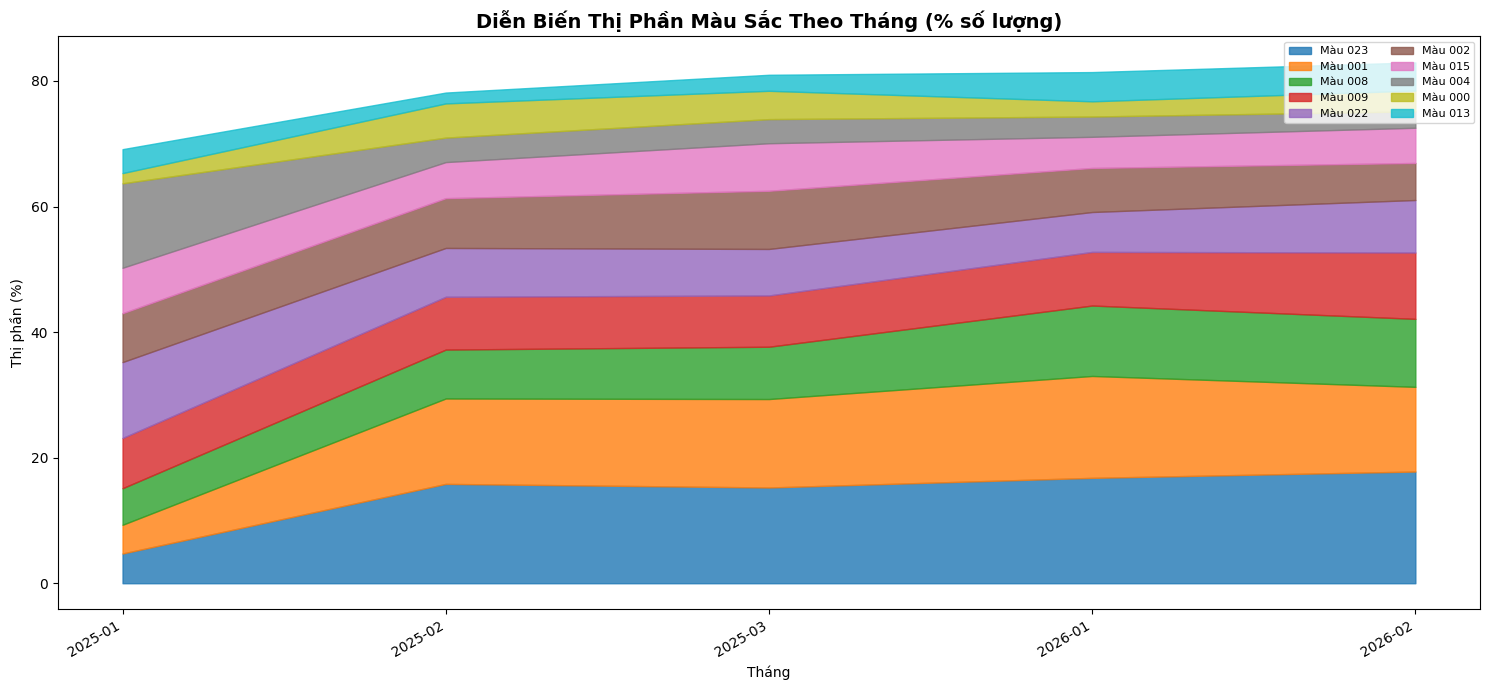
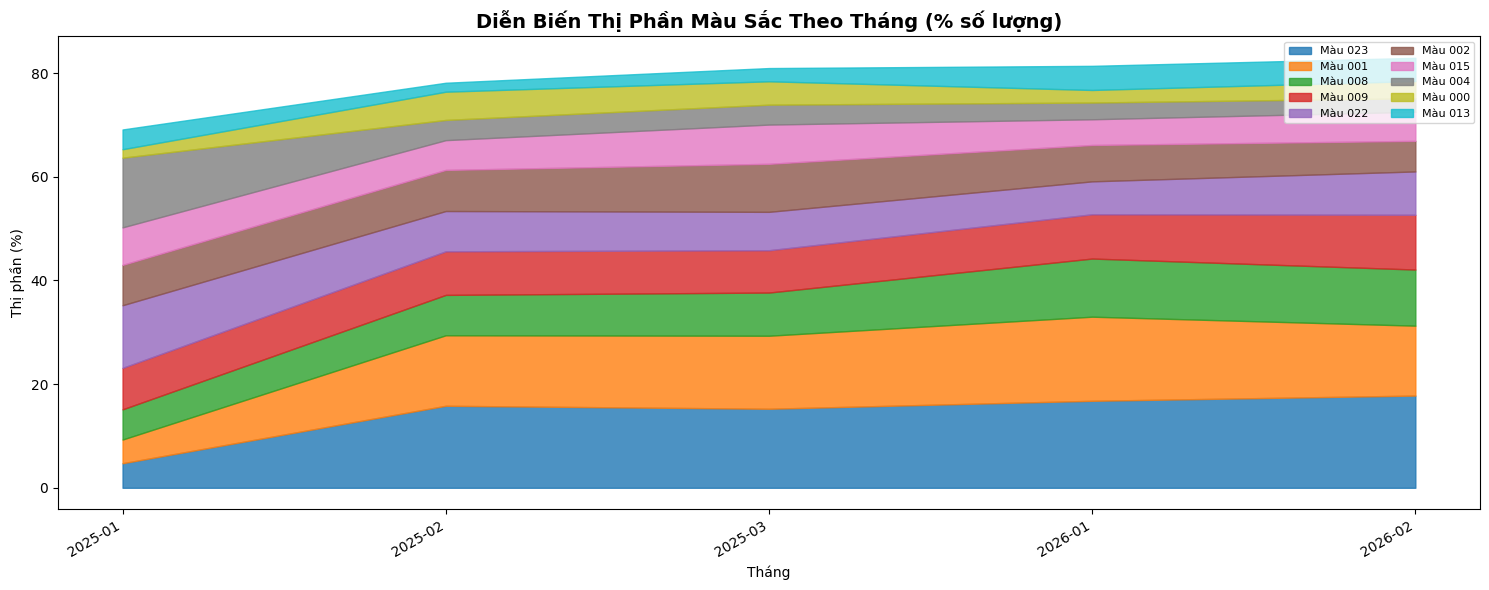
Code edit (unified diff) that turned the first committed figure into the second:
--- before
+++ after
@@ -1,4 +1,4 @@
 # Cell 4: Stacked area chart — color share evolution (r06 multi-product style)
-fig, ax = plt.subplots(figsize=(15, 7))
+fig, ax = plt.subplots(figsize=(15, 6))
 x = range(len(color_share_top))
 bottom_vals = np.zeros(len(color_share_top))

Commit: Rebuild 5 academic notebooks from 15 template repos Cloned all 15 repos (r01-r15), read each notebook structure, then adapted cell-by-cell without breaking template structure. Notebooks: - 00_eda.ipynb          (34 cells | r05+r13 templates | statsmodels decomp/ACF/PACF) - 01_q1_sales_forecast  (39 